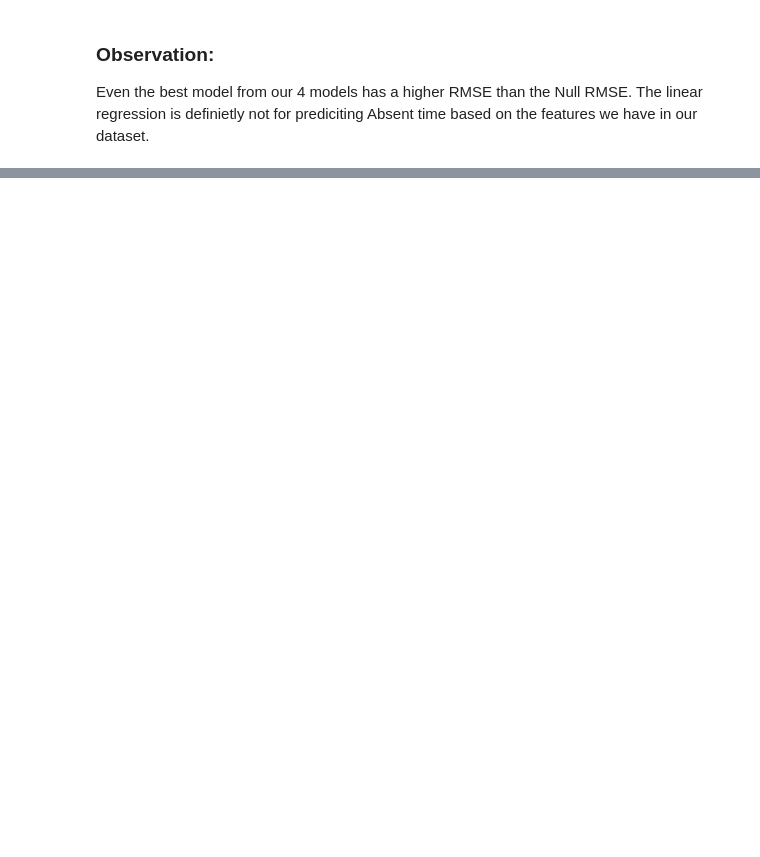
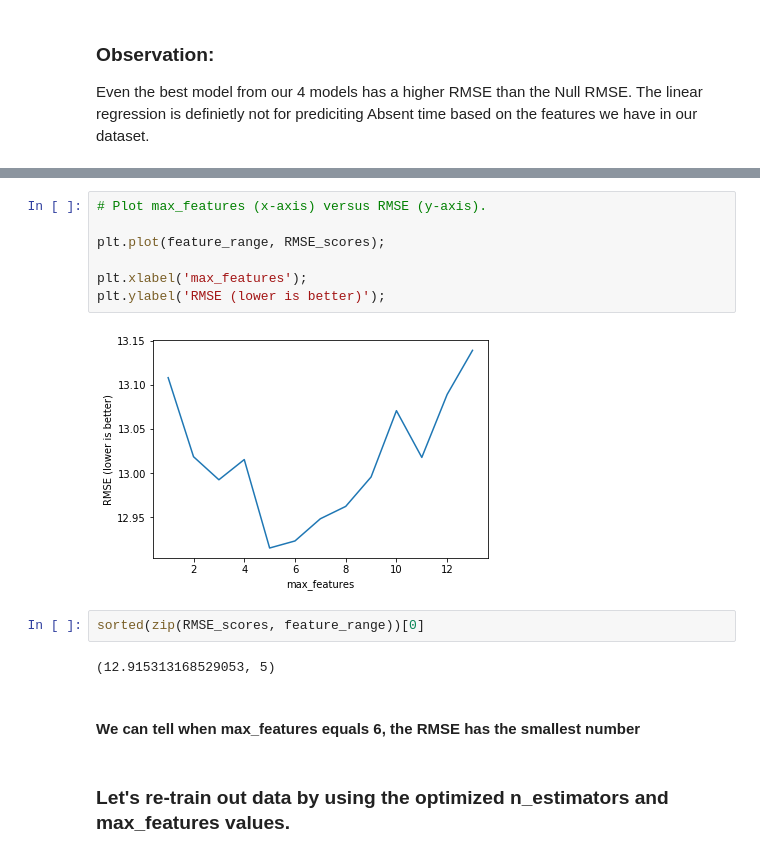
Before and after one commit to zimengqingfeng/FinalProject, a Jupyter notebook: Absenteeism_at_work.ipynb, the cells around one changed output, grey strips where cells are left out. Cells and saved outputs as stored; diff of their text form; blank space fills up the shorter version.

```diff
--- a/Absenteeism_at_work.ipynb
+++ b/Absenteeism_at_work.ipynb
@@ -455,0 +877,17 @@ Even the best model from our 4 models has a higher RMSE than the Null RMSE. The
+# %%
+# Plot max_features (x-axis) versus RMSE (y-axis).
+
+plt.plot(feature_range, RMSE_scores);
+
+plt.xlabel('max_features');
+plt.ylabel('RMSE (lower is better)');
+# %% [output]
+[figure, added]
+# %%
+sorted(zip(RMSE_scores, feature_range))[0]
+# %% [output]
+(12.915313168529053, 5)
+# %% [markdown]
+#### We can tell when max_features equals 6, the RMSE has the smallest number
+# %% [markdown]
+### Let's re-train out data by using the optimized n_estimators and max_features values.
```
Also changed, not shown: parts of 65 cells of this notebook.
